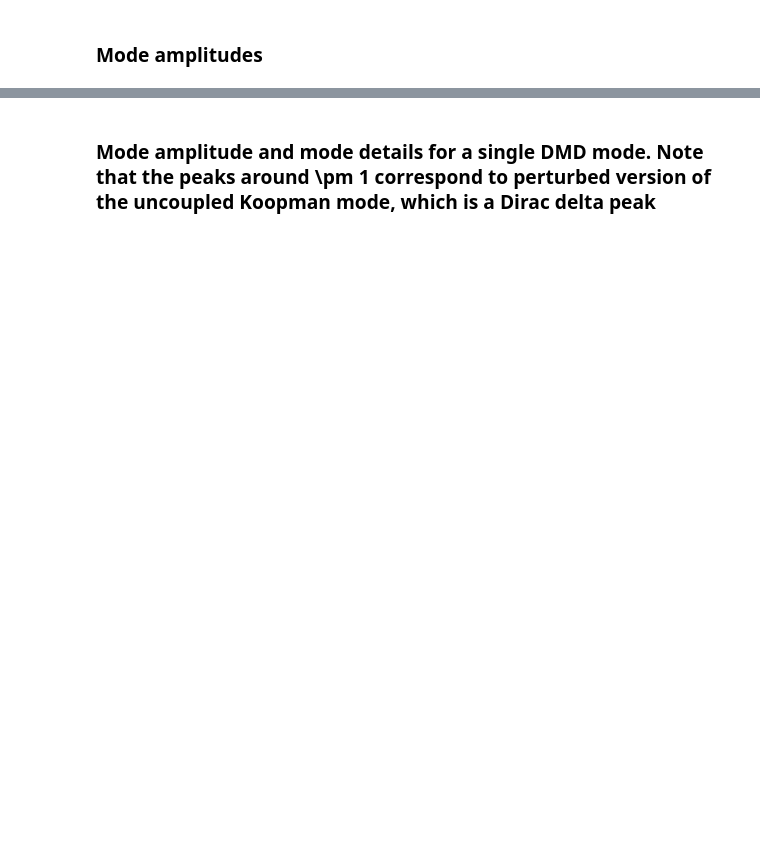
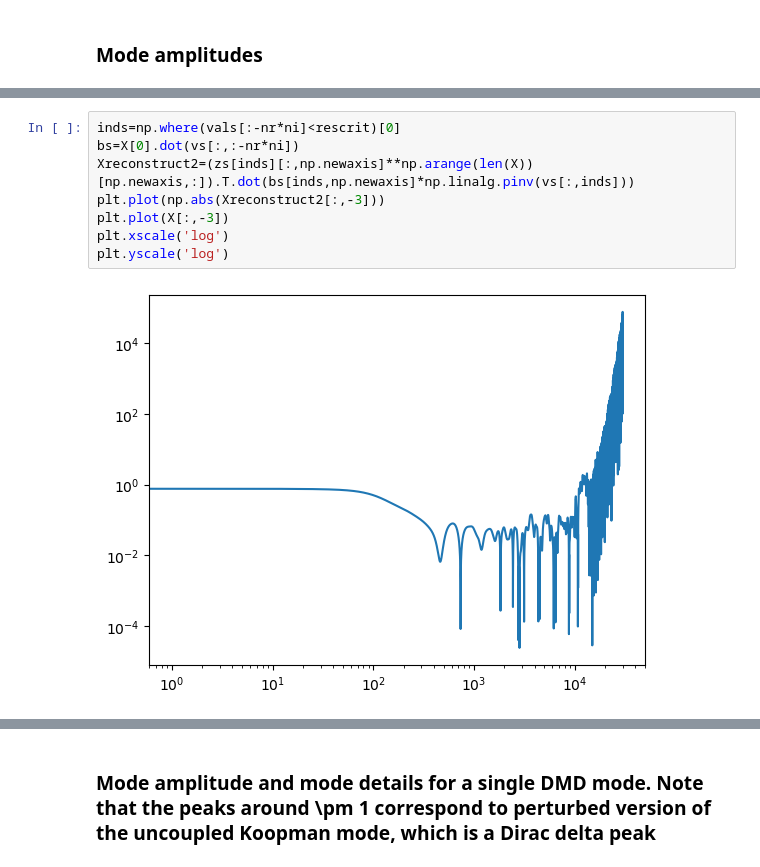
Before and after one commit to znicolaou/kuramoto, a Jupyter notebook: dmdplot.ipynb, the cells around one changed output, grey strips where cells are left out. Saved outputs shown, nothing was run; the diff lists cells and outputs as text; blank space fills up the shorter version.

```diff
--- a/dmdplot.ipynb
+++ b/dmdplot.ipynb
@@ -338,0 +256,10 @@ runtime: 59.091636
+# %%
+inds=np.where(vals[:-nr*ni]<rescrit)[0]
+bs=X[0].dot(vs[:,:-nr*ni])
+Xreconstruct2=(zs[inds][:,np.newaxis]**np.arange(len(X))[np.newaxis,:]).T.dot(bs[inds,np.newaxis]*np.linalg.pinv(vs[:,inds]))
+plt.plot(np.abs(Xreconstruct2[:,-3]))
+plt.plot(X[:,-3])
+plt.xscale('log')
+plt.yscale('log')
+# %% [output]
+[figure, added]
```
Also changed, not shown: parts of 7 cells of this notebook, 1 other file.
